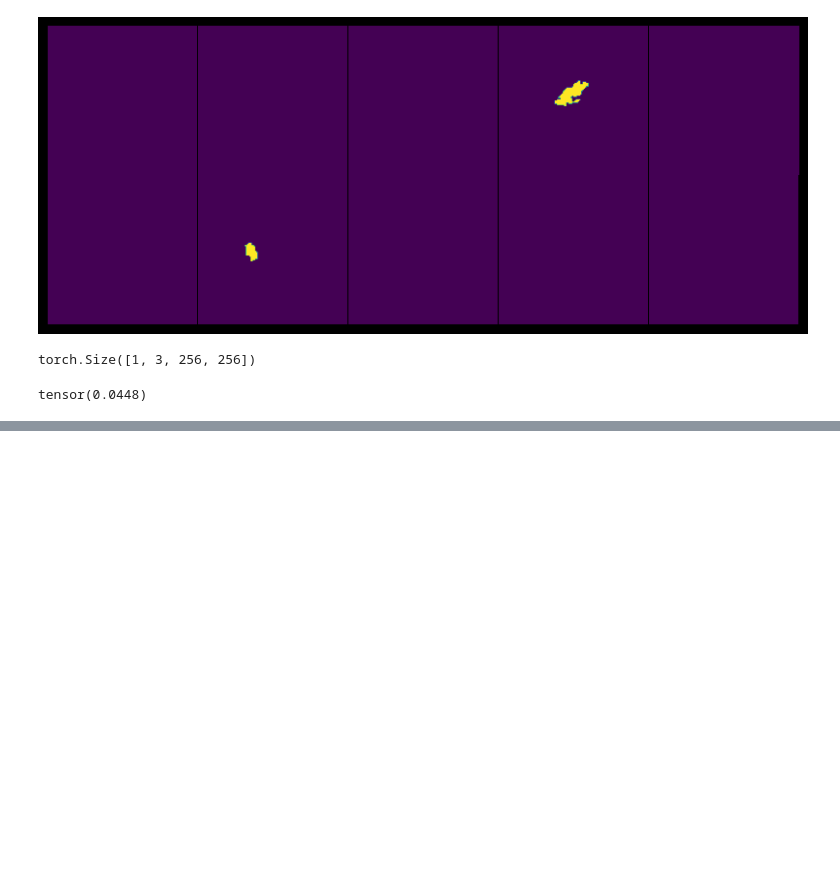
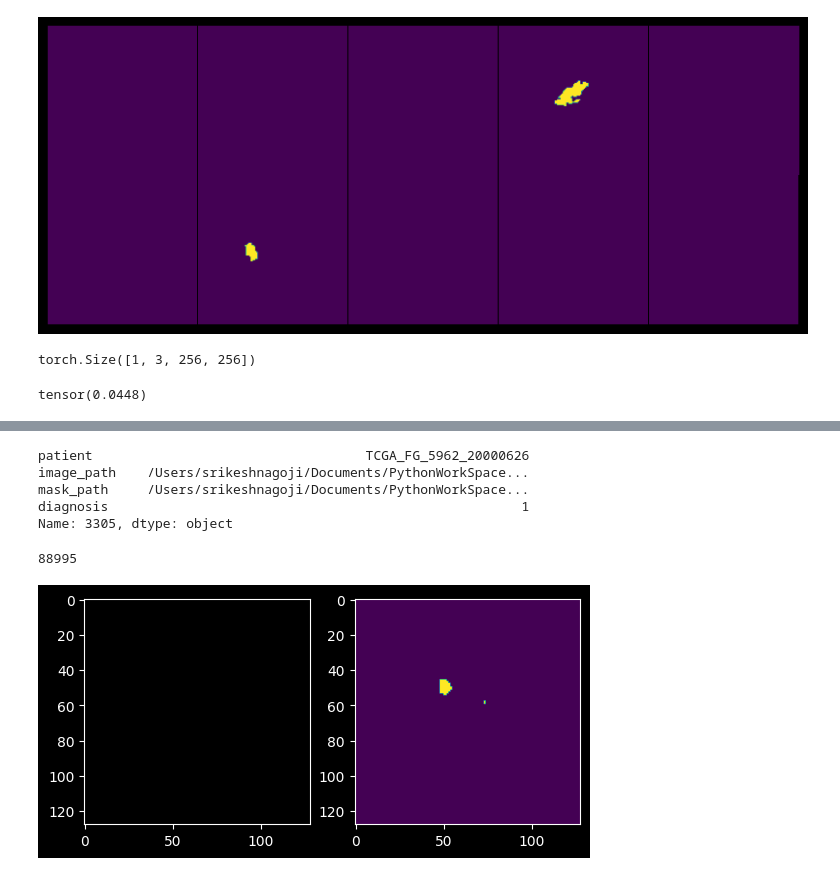
Before and after one commit to srikeshnagoji/unet3p-attn, a Jupyter notebook: capstone.ipynb, the cells around one changed output, grey strips where cells are left out. Saved outputs shown, nothing was run; the diff lists cells and outputs as text; code cells hidden in the pictures; blank space fills up the shorter version.

Commit message:
Done model training | got 98 percent dice | added code for viz pred output

```diff
--- a/capstone.ipynb
+++ b/capstone.ipynb
@@ -952,0 +987,12 @@ print(f"""Attention U-Net\nMean IoU of the test images - {np.around(test_iou, 2)
+# %%
+test_dataset.df.loc[3305]
+# %% [output]
+patient                                   TCGA_FG_5962_20000626
+image_path    /Users/srikeshnagoji/Documents/PythonWorkSpace...
+mask_path     /Users/srikeshnagoji/Documents/PythonWorkSpace...
+diagnosis                                                     1
+Name: 3305, dtype: object
+# %%
+test_dataset[1][1].sum()
+# %% [output]
+88995
@@ -952,0 +1058,5 @@ print(f"""Attention U-Net\nMean IoU of the test images - {np.around(test_iou, 2)
+# %%
+idx = 2
+viz_pred_output(unet3p_attn, test_dataloader, idx)
+# %% [output]
+[figure, added]
```
Also changed, not shown: parts of 22 cells of this notebook.
